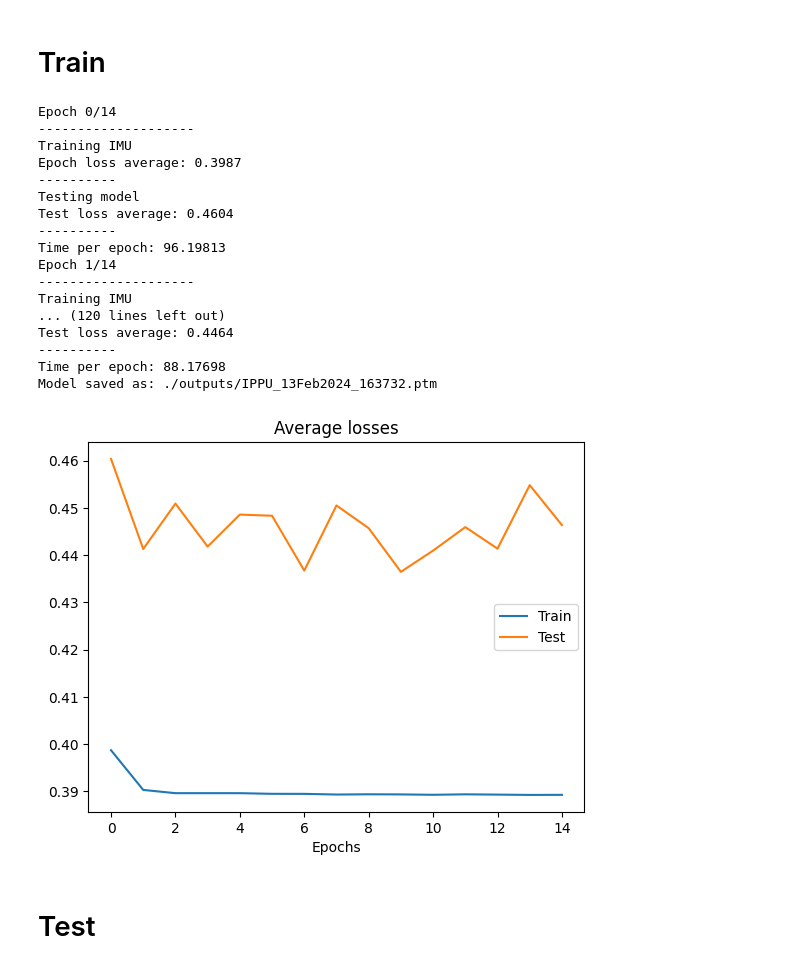
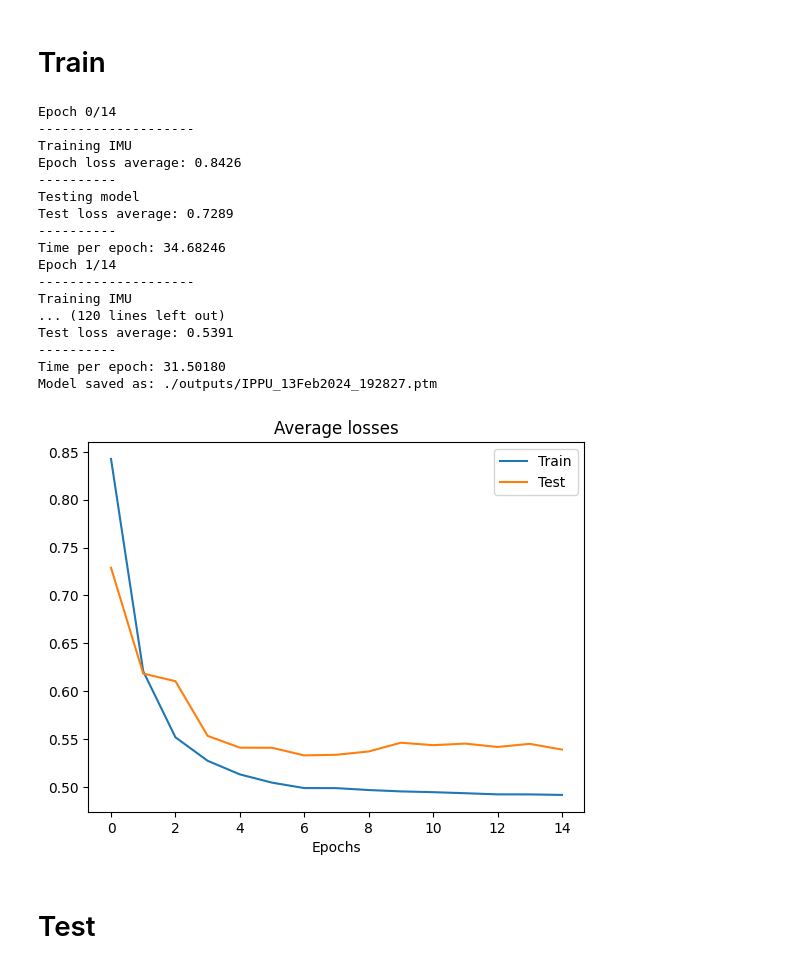
Before and after one commit to lorenzozanolin/StateEstimation, a Jupyter notebook: mobile_robot_project.ipynb, the cells around one changed output. Cells and saved outputs as stored; diff of their text form; code cells hidden in the pictures.

```diff
--- a/mobile_robot_project.ipynb
+++ b/mobile_robot_project.ipynb
@@ -15,8 +15,8 @@ import pickle
 
 OUTPUT_DIR = './outputs/'
 NUM_EPOCHS = 15
-MINIBATCH_SIZE = 16
-IMU_SEQUENCE_LENGTH = 16
+MINIBATCH_SIZE = 4
+IMU_SEQUENCE_LENGTH = 4
 HIDDEN_SIZE = 6
 NORMALIZE_DATA = True
 
@@ -74,9 +74,9 @@ def load_normalizer(dataset, normalizer):
     return dataset
 
 
-class IPPU(nn.Module):
+class MyLstm(nn.Module):
     def __init__(self):
-        super(IPPU, self).__init__()
+        super(MyLstm, self).__init__()
 
         self.LSTM = nn.LSTM(input_size=6, hidden_size=HIDDEN_SIZE, num_layers=2, batch_first=True,
                             bidirectional=True, dropout=0.30)
@@ -88,13 +88,13 @@ class IPPU(nn.Module):
         x = self.fc1(h_out[-1, :])
         return x
 
-class IPPU2(nn.Module):
+class MyTransformer(nn.Module):
     def __init__(self):
-        super(IPPU2, self).__init__()
+        super(MyTransformer, self).__init__()
 
         self.trans = nn.Transformer(d_model=6, nhead=6,
                                     dim_feedforward=HIDDEN_SIZE,
-                                    dropout=0.20, batch_first=True)
+                                    dropout=0.7, batch_first=True)
         self.fc1 = nn.Linear(HIDDEN_SIZE, 2)
 
     def forward(self, imudata):
@@ -173,8 +173,8 @@ if __name__ == '__main__':
     #device = torch.device('cuda') if torch.cuda.is_available() else torch.device('cpu')
 
     # load global variables to device
-    #model = IPPU()
-    model = IPPU2()
+    #model = MyLstm()
+    model = MyTransformer()
     model.to(device)
 
     run_path = 'runs/'
@@ -209,8 +209,8 @@ if __name__ == '__main__':
 
     criterion = nn.MSELoss(reduction='mean')
     #optimizer = torch.optim.Adam(params,lr=0.001)
-    optimizer = torch.optim.AdamW(params,lr=0.001,weight_decay=0.01)
-    lr_scheduler = torch.optim.lr_scheduler.StepLR(optimizer, step_size=200, gamma=0.1)
+    optimizer = torch.optim.AdamW(params,lr=0.0005,weight_decay=0.01)
+    lr_scheduler = torch.optim.lr_scheduler.StepLR(optimizer, step_size=400, gamma=0.3)
 
     train_losses = []
     test_losses = []
@@ -225,40 +225,40 @@ if __name__ == '__main__':
         lr_scheduler.step()
         stop = time.time()
         print('Time per epoch: %.5f' % (stop - start))
 
     # save model
     model_name = path.join(OUTPUT_DIR, 'IPPU_' + time.strftime('%d%b%Y_%H%M%S') + '.ptm')
     torch.save(model.state_dict(), model_name)
     print('Model saved as: ' + model_name)
 
     # plot train - test losses
     plt.figure()
     plt.plot(train_losses, label='Train')
     plt.plot(test_losses, label='Test')
     plt.legend()
     plt.xlabel('Epochs')
     plt.title('Average losses')
     plt.savefig(model_name.split('.ptm')[0]+'_losses.png')
     plt.show()
 # %% [output]
 Epoch 0/14
 --------------------
 Training IMU
-Epoch loss average: 0.3987
+Epoch loss average: 0.8426
 ----------
 Testing model
-Test loss average: 0.4604
+Test loss average: 0.7289
 ----------
-Time per epoch: 96.19813
+Time per epoch: 34.68246
 Epoch 1/14
 --------------------
 Training IMU
 ... (120 lines left out)
-Test loss average: 0.4464
+Test loss average: 0.5391
 ----------
-Time per epoch: 88.17698
-Model saved as: ./outputs/IPPU_13Feb2024_163732.ptm
+Time per epoch: 31.50180
+Model saved as: ./outputs/IPPU_13Feb2024_192827.ptm
-[figure, old version]
+[figure, new version]
 # %% [markdown]
 # Test
 # %% [markdown]
```
Also changed, not shown: parts of 1 cell of this notebook, 7 other files.
